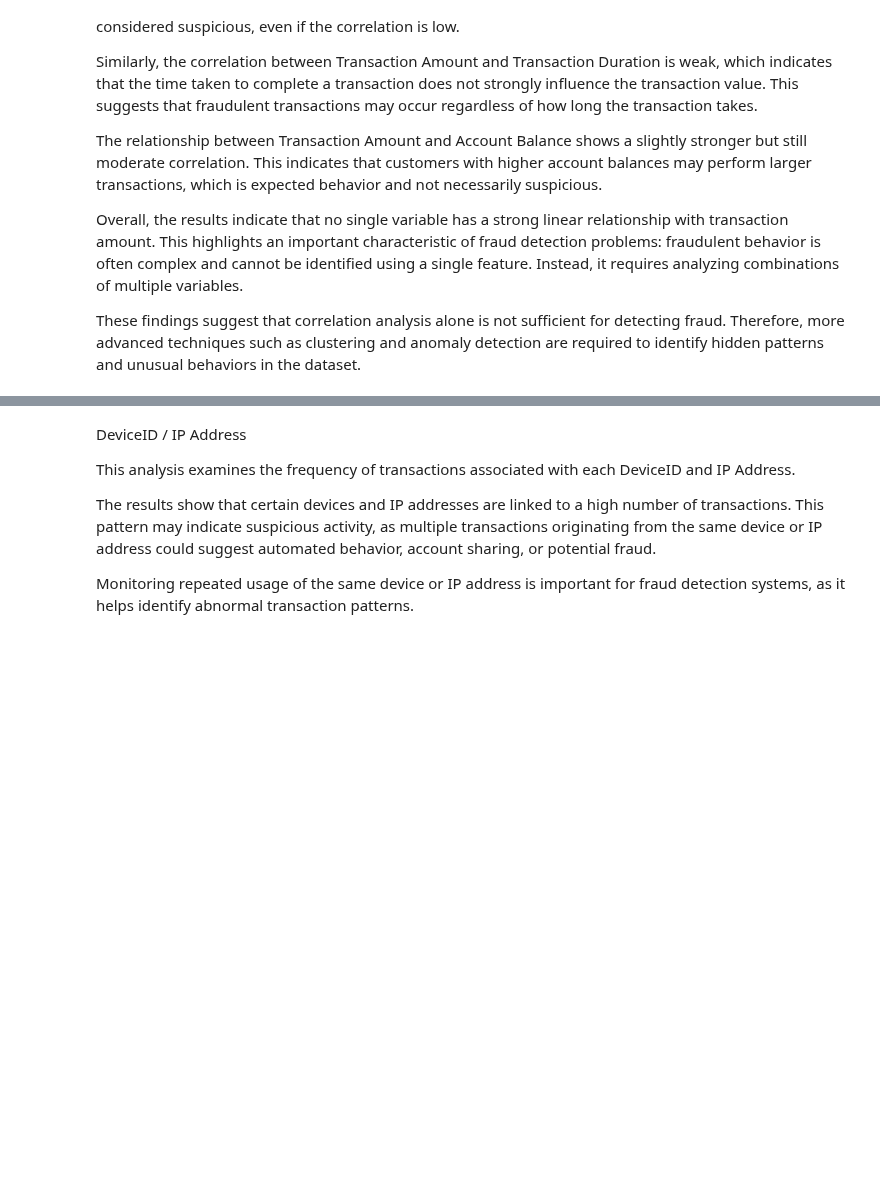
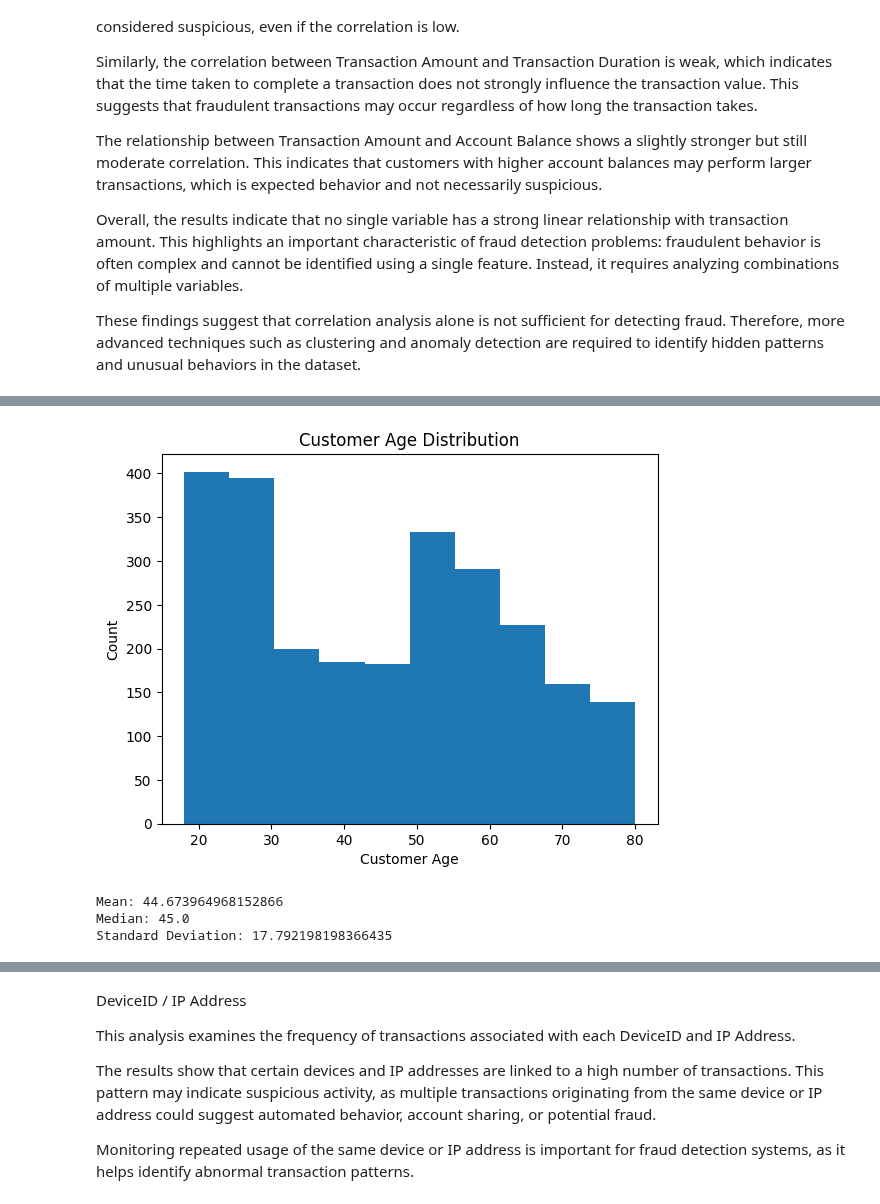
Before and after one commit to marghistani22/Data_Engineering, a Jupyter notebook: Untitled1.ipynb, the cells around one changed output, grey strips where cells are left out. Drawn from its saved outputs; the diff is of its cells as text; code cells hidden in the pictures; blank space fills up the shorter version.

```diff
--- a/Untitled1.ipynb
+++ b/Untitled1.ipynb
@@ -783,0 +809,22 @@ These findings suggest that correlation analysis alone is not sufficient for det
+# %%
+
+
+plt.hist(df["CustomerAge"])
+plt.title("Customer Age Distribution")
+plt.xlabel("Customer Age")
+plt.ylabel("Count")
+plt.show()
+# %% [output]
+[figure, added]
+# %%
+mean_age = df["CustomerAge"].mean()
+median_age = df["CustomerAge"].median()
+std_age = df["CustomerAge"].std()
+
+print("Mean:", mean_age)
+print("Median:", median_age)
+print("Standard Deviation:", std_age)
+# %% [output]
+Mean: 44.673964968152866
+Median: 45.0
+Standard Deviation: 17.792198198366435
```
Also changed, not shown: parts of 13 cells of this notebook.
